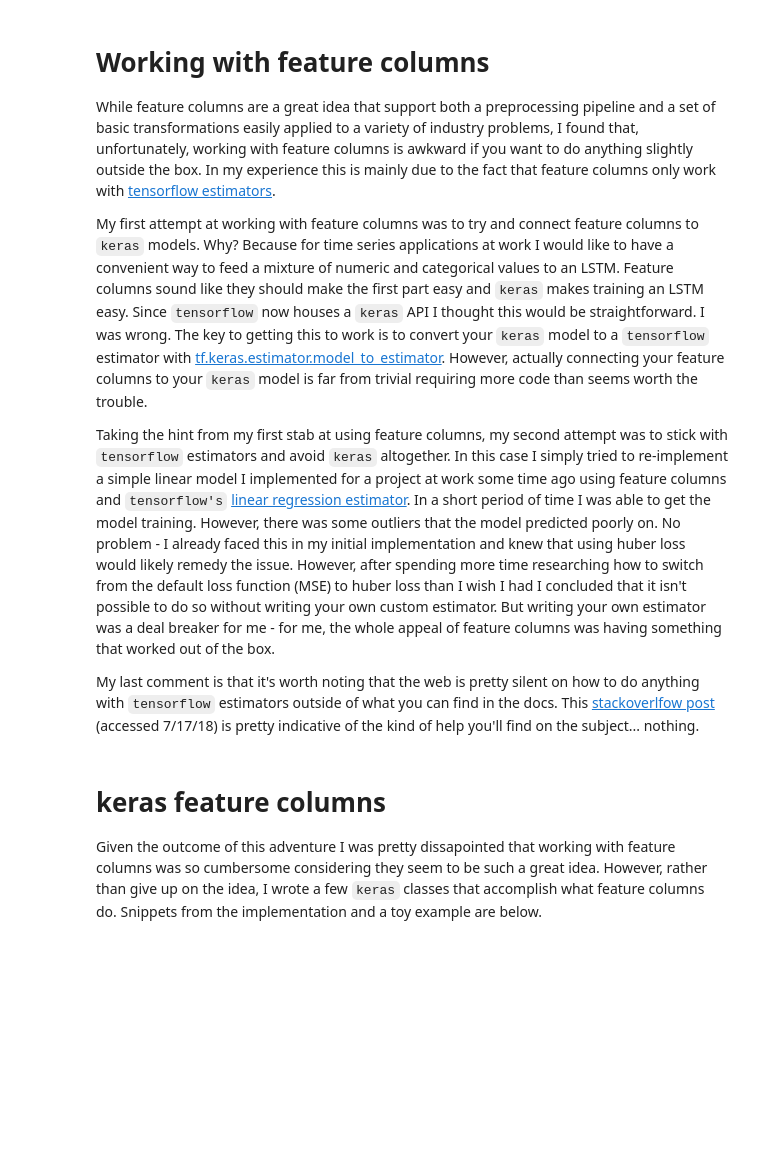
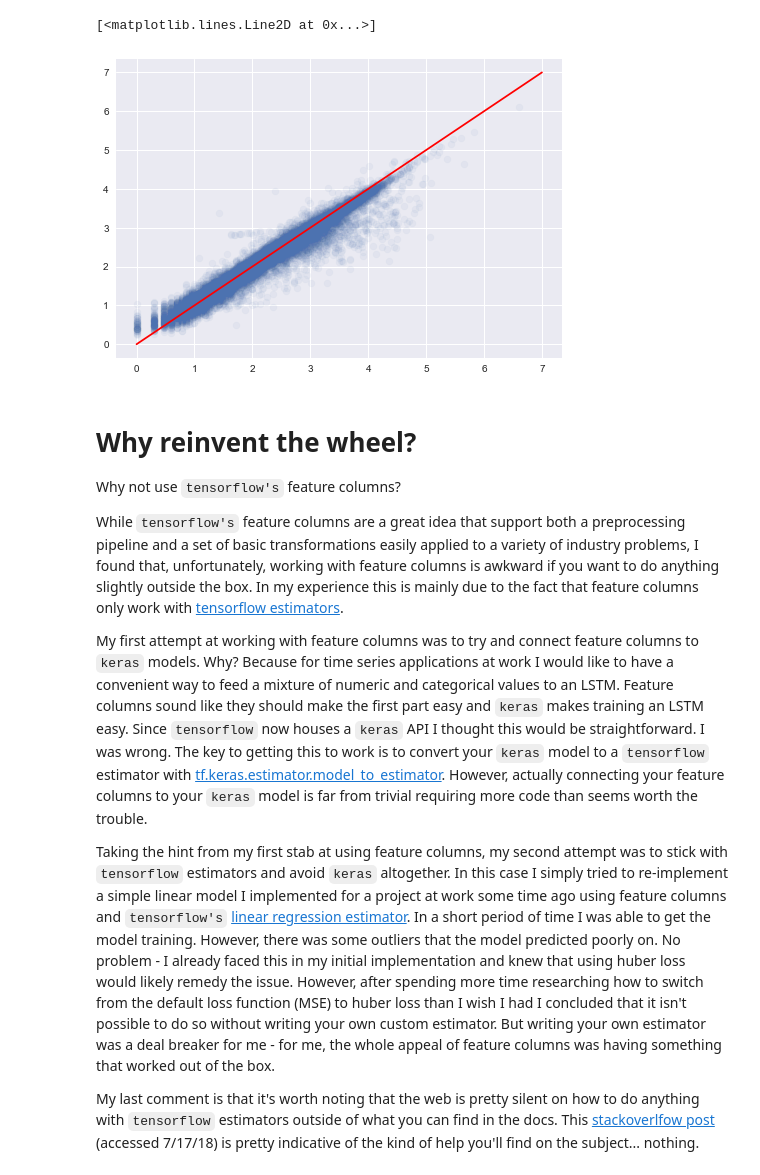
Before and after one commit to dantegates/keras-feature-columns, a Jupyter notebook: keras-feature-columns.ipynb, the cells around one changed output. Saved outputs shown, nothing was run; the diff lists cells and outputs as text; code cells hidden in the pictures; blank space fills up the shorter version.

Commit message:
updated with web traffic example

```diff
--- a/keras-feature-columns.ipynb
+++ b/keras-feature-columns.ipynb
@@ -15,0 +75,21 @@ While it is possible to tie `sklearn` preprocessing in to `keras` models it's no
+# %%
+import feature_columns
+import keras
+import numpy as np
+
+static_feature_set = feature_columns.FeatureSet(
+    feature_columns.OneHotFeature('agent', X=page_features.agent),
+    feature_columns.OneHotFeature('access', X=page_features.access),
+    feature_columns.EmbeddedFeature('project', X=page_features.project, embedding_dim=3)
+)
+
+def normalizer(x):
+    return np.log10(x+1e-1)
+pageviews_feature_set = feature_columns.FeatureSet(*[
+    feature_columns.NumericFeature(f'pageviews_{i}', normalizer=normalizer) for i in range(30)
+])
+
+sequences = [keras.layers.Concatenate()([static_feature_set.output, f.output])
+             for f in pageviews_feature_set.features]
+
+all_feature_set = feature_columns.FeatureSet.combine(static_feature_set, pageviews_feature_set)
@@ -15,0 +98,8 @@ While it is possible to tie `sklearn` preprocessing in to `keras` models it's no
+# %%
+concat = keras.layers.Concatenate()
+reshape = keras.layers.Reshape((30, -1))
+lstm_input = reshape(concat(sequences))
+lstm = keras.layers.LSTM(512)(lstm_input)
+output = keras.layers.Dense(1)(lstm)
+# %%
+model = keras.models.Model(inputs=all_feature_set.inputs, outputs=output)
@@ -15,0 +112,5 @@ While it is possible to tie `sklearn` preprocessing in to `keras` models it's no
+# %%
+model.fit(
+    X_train, np.log10(y_train+1),
+    epochs=3,
+    validation_data=(X_test, np.log10(y_test+1)))
@@ -16,14 +127,21 @@ While it is possible to tie `sklearn` preprocessing in to `keras` models it's no
+# %%
+import matplotlib.pyplot as plt
+plt.style.use('seaborn')
+p = model.predict(X_test)[:, 0]
+plt.scatter(np.log10(y_test+1), p, alpha=0.05)
+plt.plot([0, 7], [0, 7], color='r')
+# %% [output]
+[<matplotlib.lines.Line2D at 0x...>]
+[figure, added]
 # %% [markdown]
-# Working with feature columns
+# Why reinvent the wheel?
 
-While feature columns are a great idea that support both a preprocessing pipeline and a set of basic transformations easily applied to a variety of industry problems, I found that, unfortunately, working with feature columns is awkward if you want to do anything slightly outside the box. In my experience this is mainly due to the fact that feature columns only work with [tensorflow estimators](https://www.tensorflow.org/guide/estimators).
+Why not use `tensorflow's` feature columns?
+
+While `tensorflow's` feature columns are a great idea that support both a preprocessing pipeline and a set of basic transformations easily applied to a variety of industry problems, I found that, unfortunately, working with feature columns is awkward if you want to do anything slightly outside the box. In my experience this is mainly due to the fact that feature columns only work with [tensorflow estimators](https://www.tensorflow.org/guide/estimators).
 
 My first attempt at working with feature columns was to try and connect feature columns to `keras` models. Why? Because for time series applications at work I would like to have a convenient way to feed a mixture of numeric and categorical values to an LSTM. Feature columns sound like they should make the first part easy and `keras` makes training an LSTM easy. Since `tensorflow` now houses a `keras` API I thought this would be straightforward. I was wrong. The key to getting this to work is to convert your `keras` model to a `tensorflow` estimator with [tf.keras.estimator.model_to_estimator](https://www.tensorflow.org/api_docs/python/tf/keras/estimator/model_to_estimator). However, actually connecting your feature columns to your `keras` model is far from trivial requiring more code than seems worth the trouble.
 
 Taking the hint from my first stab at using feature columns, my second attempt was to stick with `tensorflow` estimators and avoid `keras` altogether. In this case I simply tried to re-implement a simple linear model I implemented for a project at work some time ago using feature columns and `tensorflow's` [linear regression estimator](https://www.tensorflow.org/api_docs/python/tf/estimator/LinearRegressor). In a short period of time I was able to get the model training. However, there was some outliers that the model predicted poorly on. No problem  - I already faced this in my initial implementation and knew that using huber loss would likely remedy the issue. However, after spending more time researching how to switch from the default loss function (MSE) to huber loss than I wish I had I concluded that it isn't possible to do so without writing your own custom estimator. But writing your own estimator was a deal breaker for me - for me, the whole appeal of feature columns was having something that worked out of the box.
 
 My last comment is that it's worth noting that the web is pretty silent on how to do anything with `tensorflow` estimators outside of what you can find in the docs. This [stackoverlfow post](https://stackoverflow.com/questions/50766718/changing-loss-function-for-training-built-in-tensorflow-estimator) (accessed 7/17/18) is pretty indicative of the kind of help you'll find on the subject... nothing.
-# %% [markdown]
-# keras feature columns
-
-Given the outcome of this adventure I was pretty dissapointed that working with feature columns was so cumbersome considering they seem to be such a great idea. However, rather than give up on the idea, I wrote a few `keras` classes that accomplish what feature columns do. Snippets from the implementation and a toy example are below.
```
Also changed, not shown: parts of 12 cells of this notebook.
